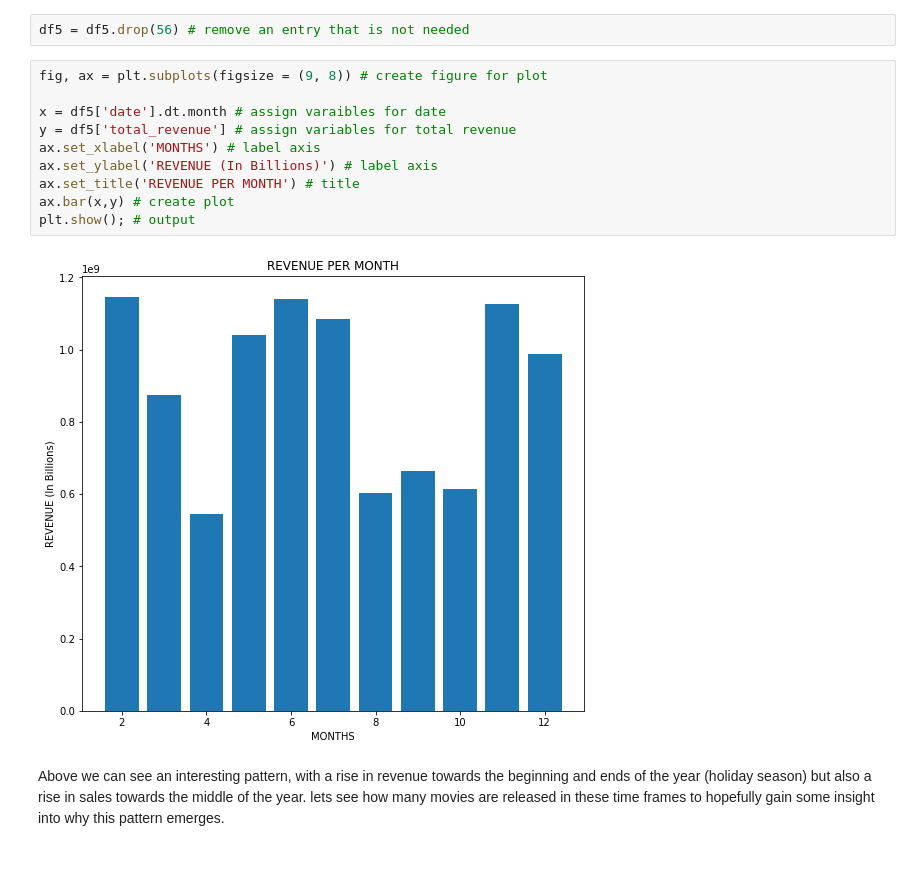
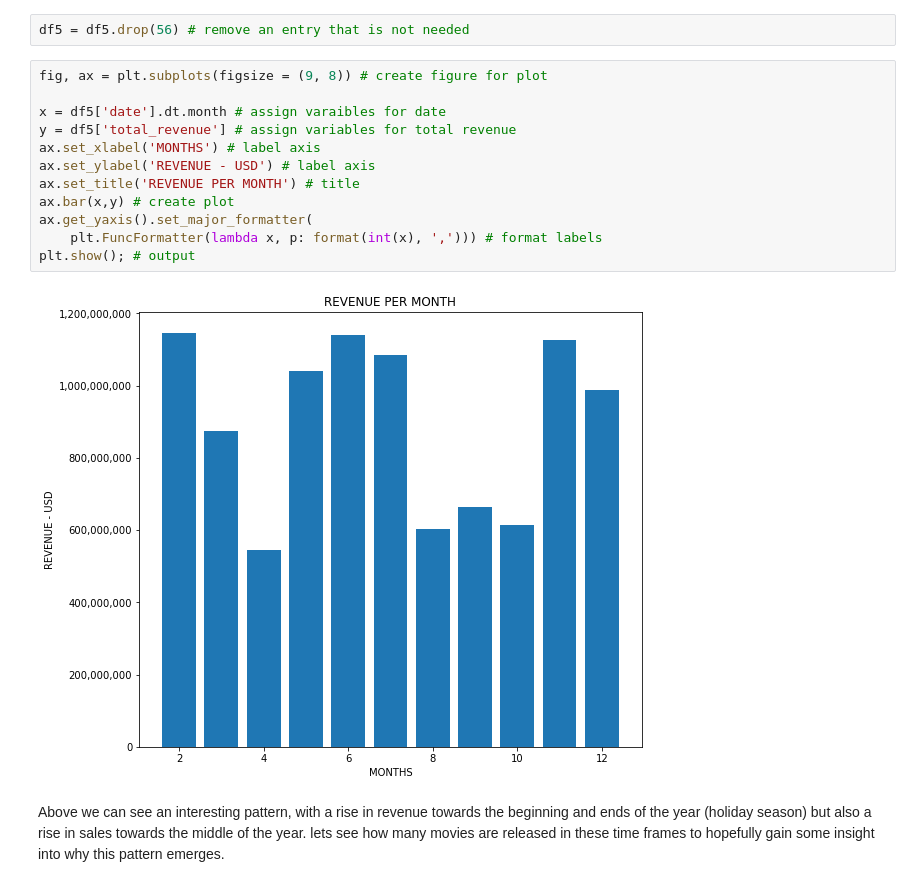
Before and after one commit to Djohnson1313/Phase_2_Project, a Jupyter notebook: Phase.2.project.notebook.ipynb, the cells around one changed output. Drawn from its saved outputs; the diff is of its cells as text.

```diff
--- a/Phase.2.project.notebook.ipynb
+++ b/Phase.2.project.notebook.ipynb
@@ -893,15 +896,17 @@ df5 = df5.drop(56) # remove an entry that is not needed
 # %%
 fig, ax = plt.subplots(figsize = (9, 8)) # create figure for plot
 
 x = df5['date'].dt.month # assign varaibles for date
 y = df5['total_revenue'] # assign variables for total revenue
 ax.set_xlabel('MONTHS') # label axis
-ax.set_ylabel('REVENUE (In Billions)') # label axis
+ax.set_ylabel('REVENUE - USD') # label axis
 ax.set_title('REVENUE PER MONTH') # title
 ax.bar(x,y) # create plot
+ax.get_yaxis().set_major_formatter(
+    plt.FuncFormatter(lambda x, p: format(int(x), ','))) # format labels
 plt.show(); # output
 # %% [output]
-[figure, old version]
+[figure, new version]
 # %% [markdown]
 Above we can see an interesting pattern, with a rise in revenue towards the beginning and ends of the year (holiday season) but also a rise in sales towards the middle of the year. lets see how many movies are released in these time frames to hopefully gain some insight into why this pattern emerges.
 # %%
```
Also changed, not shown: parts of 6 cells of this notebook.
